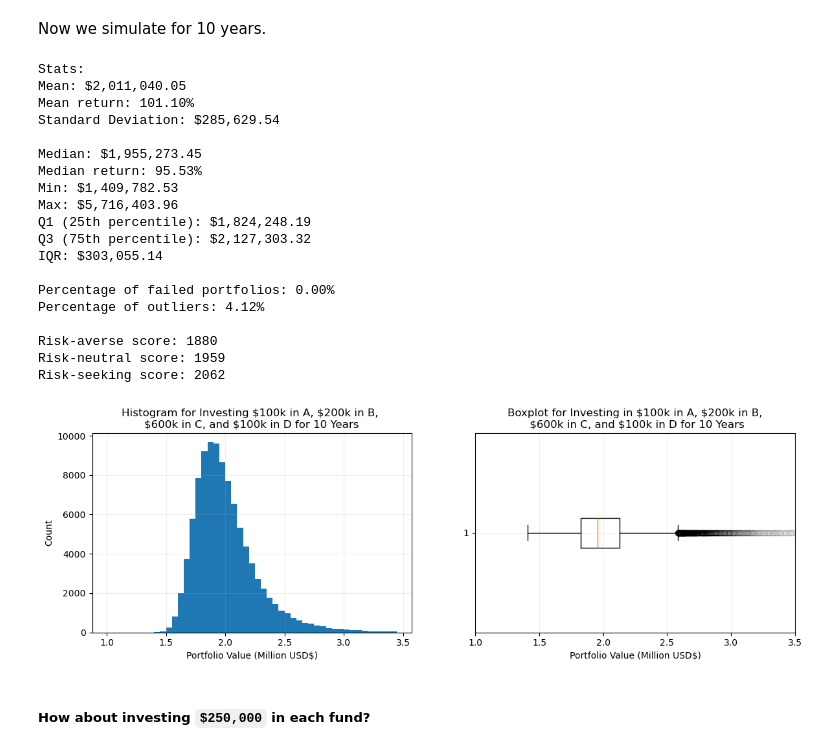
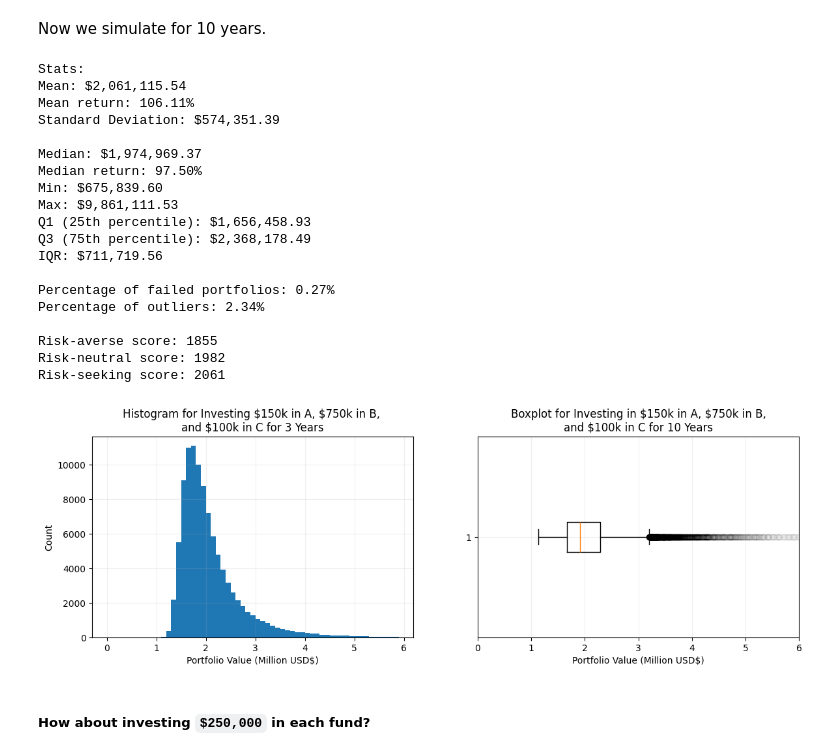
Before and after one commit to myin27/OR442-Term-Project, a Jupyter notebook: project.ipynb, the cells around one changed output. Cells and saved outputs as stored; diff of their text form; code cells hidden in the pictures.

```diff
--- a/project.ipynb
+++ b/project.ipynb
@@ -628,0 +683,8 @@ plt.show()
+# %%
+portfolios = setup_portfolios([0, 600000.0, 400000.0, 0], NUM_SIMS)
+simulate_multiple(portfolios, LONG_TERM_YEARS)
+
+portfolio_totals = get_portfolio_totals(portfolios)
+
+LONG_TERM_SCORES.append(get_scores(portfolio_totals))
+print_stats(portfolio_totals)
@@ -681,7 +783,7 @@ plt.show()
 # %% [markdown]
 Now to simulate for 10 years:
 # %%
-portfolios = setup_portfolios([0, 600000.0, 400000.0, 0], NUM_SIMS)
+portfolios = setup_portfolios([800000.0, 0.0, 200000.0, 0], NUM_SIMS)
 simulate_multiple(portfolios, LONG_TERM_YEARS)
 
 portfolio_totals = get_portfolio_totals(portfolios)
@@ -839,0 +996,8 @@ plt.show()
+# %%
+portfolios = setup_portfolios([100000.0, 200000.0, 700000.0, 0.0], NUM_SIMS)
+simulate_multiple(portfolios, LONG_TERM_YEARS)
+
+portfolio_totals = get_portfolio_totals(portfolios)
+
+LONG_TERM_SCORES.append(get_scores(portfolio_totals))
+print_stats(portfolio_totals)
@@ -892,7 +1100,7 @@ plt.show()
 # %% [markdown]
 Now we simulate for 10 years.
 # %%
-portfolios = setup_portfolios([100000.0, 200000.0, 600000.0, 100000.0], NUM_SIMS)
+portfolios = setup_portfolios([150000.0, 750000.0, 100000.0, 0.0], NUM_SIMS)
 simulate_multiple(portfolios, LONG_TERM_YEARS)
 
 portfolio_totals = get_portfolio_totals(portfolios)
@@ -901,46 +1109,46 @@ LONG_TERM_SCORES.append(get_scores(portfolio_totals))
 print_stats(portfolio_totals)
 # %% [output]
 Stats:
-Mean: $2,011,040.05
-Mean return: 101.10%
-Standard Deviation: $285,629.54
+Mean: $2,061,115.54
+Mean return: 106.11%
+Standard Deviation: $574,351.39
 
-Median: $1,955,273.45
-Median return: 95.53%
-Min: $1,409,782.53
-Max: $5,716,403.96
-Q1 (25th percentile): $1,824,248.19
-Q3 (75th percentile): $2,127,303.32
-IQR: $303,055.14
+Median: $1,974,969.37
+Median return: 97.50%
+Min: $675,839.60
+Max: $9,861,111.53
+Q1 (25th percentile): $1,656,458.93
+Q3 (75th percentile): $2,368,178.49
+IQR: $711,719.56
 
-Percentage of failed portfolios: 0.00%
-Percentage of outliers: 4.12%
+Percentage of failed portfolios: 0.27%
+Percentage of outliers: 2.34%
 
-Risk-averse score: 1880
-Risk-neutral score: 1959
-Risk-seeking score: 2062
+Risk-averse score: 1855
+Risk-neutral score: 1982
+Risk-seeking score: 2061
 # %%
 fig, (ax1, ax2) = plt.subplots(1, 2, figsize=(14, 4))
 
-histogram = ax1.hist(portfolio_totals, bins=range(1000000, 3500000, 50000)) # each bin will be 50k
+histogram = ax1.hist(portfolio_totals, bins=range(0, 6000000, 100000)) # each bin will be 100k
 ax1.grid(alpha=0.2)
-ax1.set_title(r"Histogram for Investing \$100k in A, \$200k in B, " + "\n" \
-r"\$600k in C, and \$100k in D for 10 Years")
+ax1.set_title(r"Histogram for Investing \$150k in A, \$750k in B, " + "\n" \
+r"and \$100k in C for 3 Years")
 ax1.set_xlabel("Portfolio Value (Million USD$)")
-ax1.set_xticks(range(1000000, 3500001, 500000), list(np.arange(1, 3.51, 0.5))) # type: ignore
+ax1.set_xticks(range(0, 6000001, 1000000), list(np.arange(0, 7, 1))) # type: ignore
 ax1.set_ylabel("Count")
 
 box_plot = ax2.boxplot(portfolio_totals, vert=False, flierprops={"alpha": 0.01})
 ax2.grid(alpha=0.2)
-ax2.set_title(r"Boxplot for Investing in \$100k in A, \$200k in B," + "\n" \
-r" \$600k in C, and \$100k in D for 10 Years")
+ax2.set_title(r"Boxplot for Investing in \$150k in A, \$750k in B," + "\n" \
+r"and \$100k in C for 10 Years")
 ax2.set_xlabel("Portfolio Value (Million USD$)")
-ax2.set_xticks(range(1000000, 3500001, 500000), list(np.arange(1, 3.51, 0.5))) # type: ignore
-ax2.set_xlim(1000000, 3500001)
+ax2.set_xticks(range(0, 6000001, 1000000), list(np.arange(0, 7, 1))) # type: ignore
+ax2.set_xlim(0, 6000001)
 
 plt.show()
 # %% [output]
-[figure, old version]
+[figure, new version]
 # %% [markdown]
 ##### How about investing `$250,000` in each fund?
 # %% [markdown]
```
Also changed, not shown: parts of 49 cells of this notebook.
